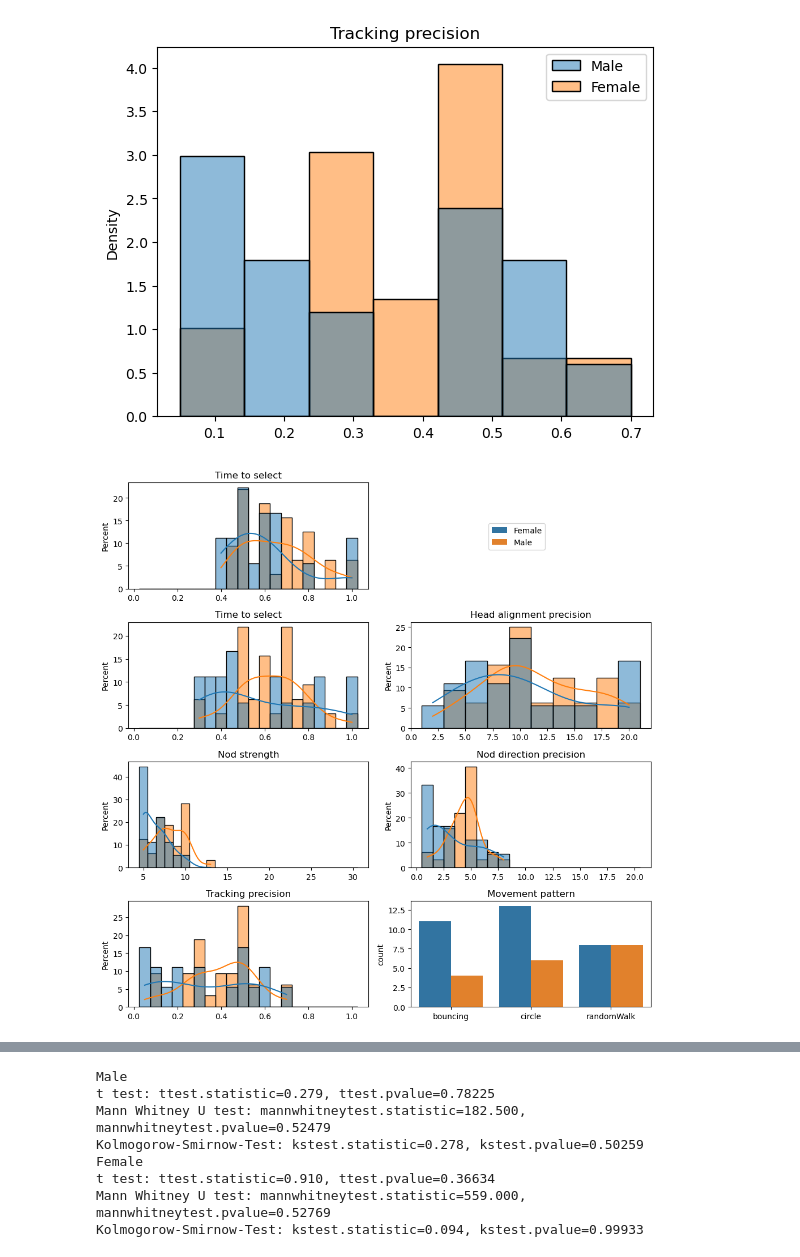
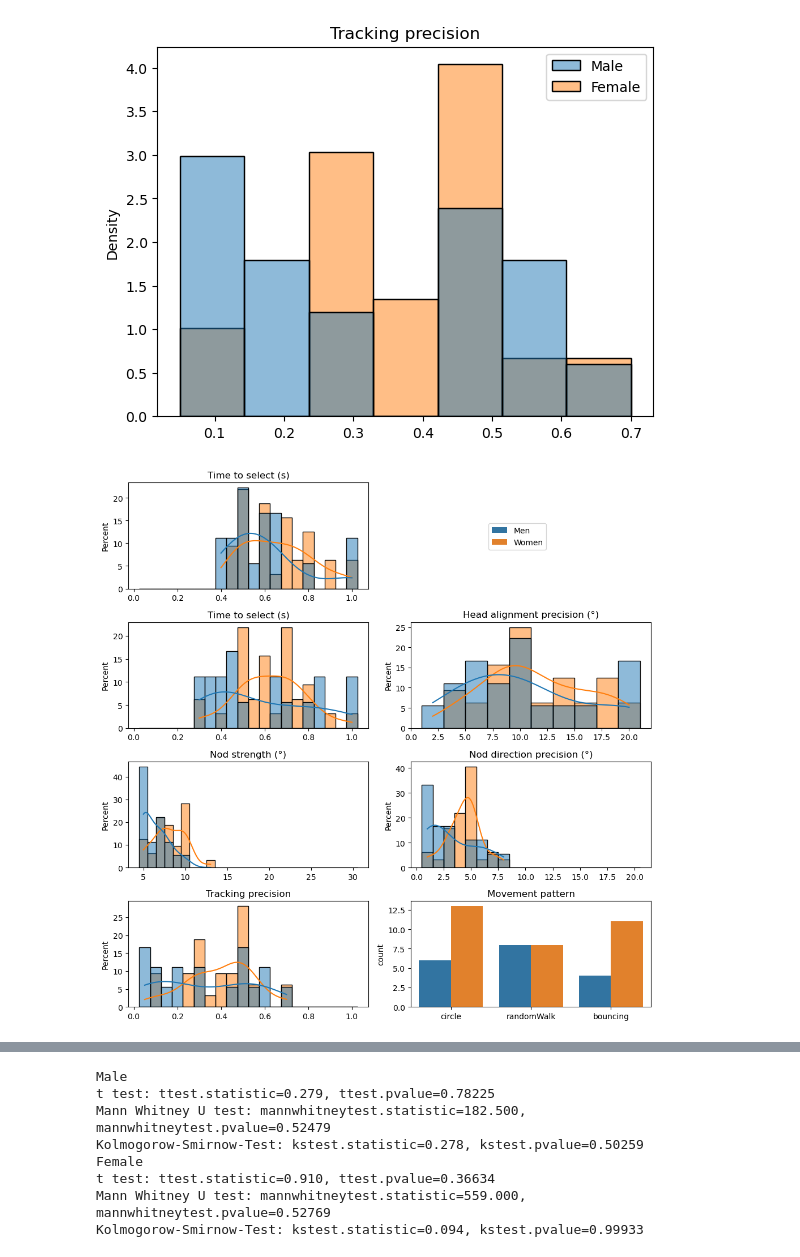
Before and after one commit to Arueris/GazeBasedSelection, a Jupyter notebook: InspectAll.ipynb, the cells around one changed output, grey strips where cells are left out. Cells and saved outputs as stored; diff of their text form; code cells hidden in the pictures.

```diff
--- a/InspectAll.ipynb
+++ b/InspectAll.ipynb
@@ -1030,10 +1034,10 @@ import pandas as pd
 from scipy import stats
 
 rename_dict = {
-    "DwellTime": "Time to select",
-    "HeadGazeCorrection": "Head alignment precision",
-    "DegreeEnd": "Nod direction precision",
-    "DegreeMove": "Nod strength",
+    "DwellTime": "Time to select (s)",
+    "HeadGazeCorrection": "Head alignment precision (°)",
+    "DegreeEnd": "Nod direction precision (°)",
+    "DegreeMove": "Nod strength (°)",
     "CorrelationTH": "Tracking precision",
     "Shape": "Movement pattern"
 }
@@ -1113,10 +1117,17 @@ binwidth = {
         "Shape": np.nan
     }
 }
+
+rename_gender={
+    "Male": "Men",
+    "Female": "Women",
+    "Non-binary": "Non-binary",
+    "Prefer not to say": "Prefer not to say"
+}
 test_results = list()
 for cond in Recording.conditions:
     df = pd.DataFrame(recs.get_final_parameters(cond))
-    df["Gender"] = df.Participant.apply(lambda x: recs[x].gender)
+    df["Gender"] = df.Participant.apply(lambda x: rename_gender[recs[x].gender])
     df = df.loc[(df.Gender!="Non-binary") & (df.Gender!="Prefer not to say")]
     paras = Recording.parameter[cond]
     for para in paras:
@@ -1127,45 +1138,45 @@ for cond in Recording.conditions:
         ax = axs[cond][para]
         if para=="Shape":
             # continue
-            sns.countplot(x=para, hue="Gender", data=df, ax=ax)
+            sns.countplot(x=para, hue="Gender", data=df.sort_values("Gender"), ax=ax)
             ax.set_xlabel("")
             ax.get_legend().remove()
         else:
-            male_values = df.loc[df.Gender=="Male", para].to_numpy()
-            female_values = df.loc[df.Gender=="Female", para].to_numpy()
+            male_values = df.loc[df.Gender=="Men", para].to_numpy()
+            female_values = df.loc[df.Gender=="Women", para].to_numpy()
             # sns.kdeplot({"Male": male_values,
             #             "Female": female_values},
             #             fill=True, multiple="layer", common_norm=False,
             #             ax=ax, legend=False,
             #             color={"Male": "orange", "Female": "blue"})
             # ax.axvline(np.median(male_values), color="orange")
             # ax.axvline(np.median(female_values), color="blue")
-            sns.histplot({"Male": male_values, "Female": female_values},
+            sns.histplot({"Men": male_values, "Women": female_values},
                          multiple="layer", common_norm=False, ax=ax,
                          legend=False, stat="percent", kde=True,
                          bins=bin_count[cond][para], binrange=binrange[cond][para]) #binwidth=binwidth[cond][para])
             mannwhitney_test = stats.mannwhitneyu(male_values, female_values)
             t_test = stats.ttest_ind(male_values, female_values)
             ks_test = stats.ks_2samp(male_values, female_values)
             test_results.append({
                 "Method": cond,
                 "Parameter": rename_dict[para],
                 "Mannwhitney_value": mannwhitney_test.statistic,
                 "Mannwithney_p": mannwhitney_test.pvalue,
                 "T_value": t_test.statistic,
                 "T_p": t_test.pvalue,
                 "KS_value": ks_test.statistic,
                 "KS_p": ks_test.pvalue
             })
         # plt.title(rename_dict[para])
         # plt.savefig(f"Pictures/ParaKde_{para}.png")
         # plt.show()
         ax.set_title(f"{rename_dict[para]}")
 fig.legend(loc=(0.7, 0.85), ncol=1)
 fig.tight_layout()
 plt.savefig("Pictures/parameter.png")
 plt.show()
 display(pd.DataFrame(test_results))
 # %% [output]
-[figure, old version]
+[figure, new version]
 |  | Method | Parameter | Mannwhitney_value | Mannwithney_p | T_value | T_p | KS_value | KS_p |
```
Also changed, not shown: parts of 15 cells of this notebook, 5 other files.
